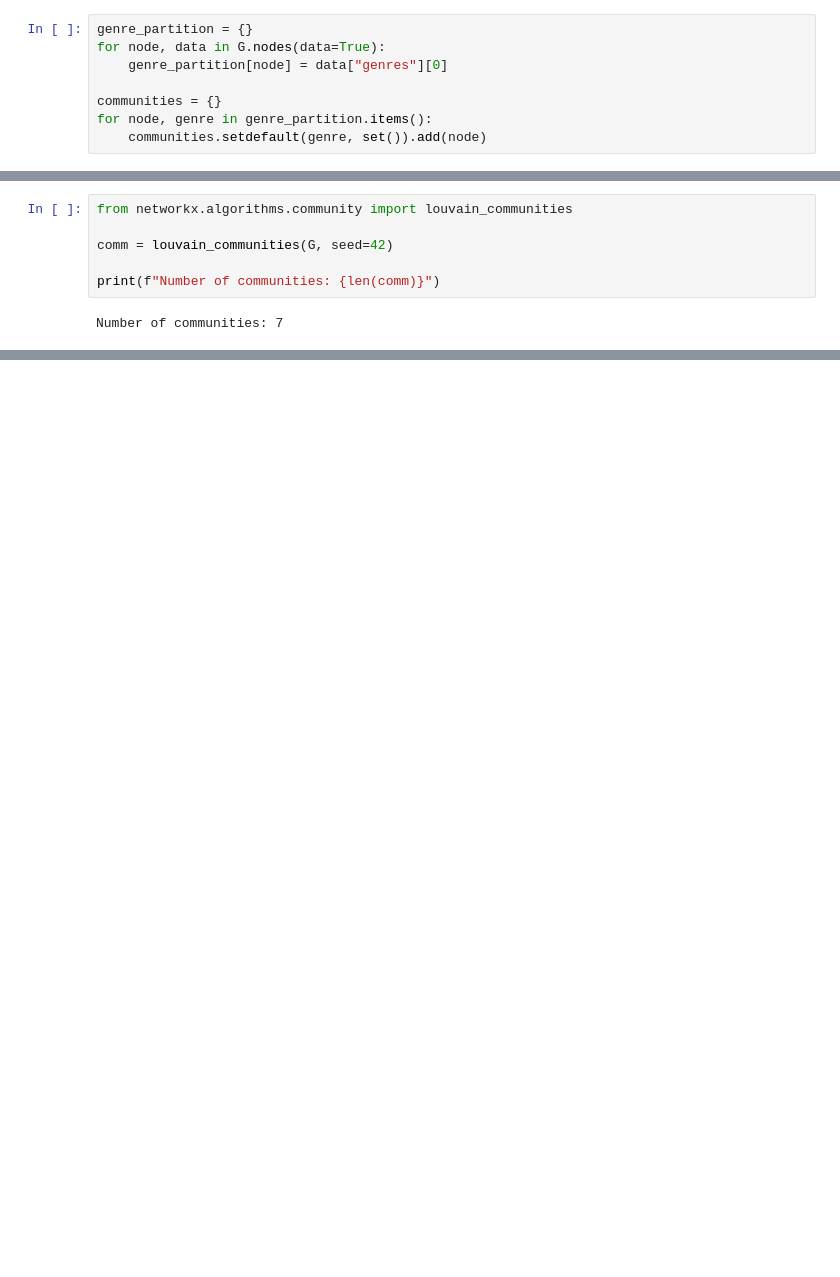
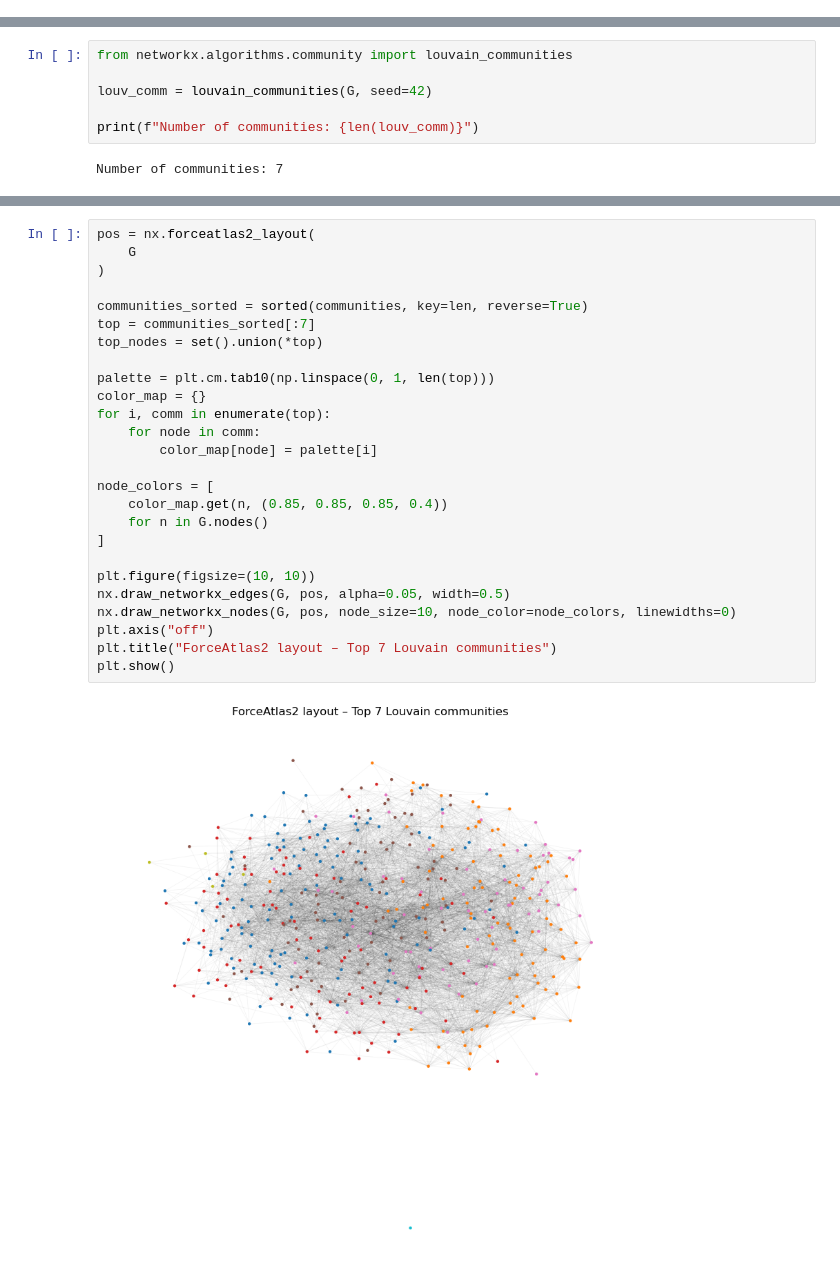
Before and after one commit to fridapfrandsen/SocialGraphsAssignment1, a Jupyter notebook: Part2.ipynb, the cells around one changed output, grey strips where cells are left out. Cells and saved outputs as stored; diff of their text form; blank space fills up the shorter version.

```diff
--- a/Part2.ipynb
+++ b/Part2.ipynb
@@ -36,8 +34,0 @@ False
-# %%
-genre_partition = {}
-for node, data in G.nodes(data=True):
-    genre_partition[node] = data["genres"][0]
-
-communities = {}
-for node, genre in genre_partition.items():
-    communities.setdefault(genre, set()).add(node)
@@ -101,8 +136,8 @@ Using the Louvain algortihm to partition the network into communities
 # %%
 from networkx.algorithms.community import louvain_communities
 
-comm = louvain_communities(G, seed=42)
+louv_comm = louvain_communities(G, seed=42)
 
-print(f"Number of communities: {len(comm)}")
+print(f"Number of communities: {len(louv_comm)}")
 # %% [output]
 Number of communities: 7
@@ -117,0 +214,28 @@ TypeError: unsupported operand type(s) for +: 'int' and 'DegreeView'
+# %%
+pos = nx.forceatlas2_layout(
+    G
+)
+
+communities_sorted = sorted(communities, key=len, reverse=True)
+top = communities_sorted[:7]
+top_nodes = set().union(*top)
+
+palette = plt.cm.tab10(np.linspace(0, 1, len(top)))
+color_map = {}
+for i, comm in enumerate(top):
+    for node in comm:
+        color_map[node] = palette[i]
+
+node_colors = [
+    color_map.get(n, (0.85, 0.85, 0.85, 0.4))
+    for n in G.nodes()
+]
+
+plt.figure(figsize=(10, 10))
+nx.draw_networkx_edges(G, pos, alpha=0.05, width=0.5)
+nx.draw_networkx_nodes(G, pos, node_size=10, node_color=node_colors, linewidths=0)
+plt.axis("off")
+plt.title("ForceAtlas2 layout – Top 7 Louvain communities")
+plt.show()
+# %% [output]
+[figure, added]
```
Also changed, not shown: parts of 21 cells of this notebook.
